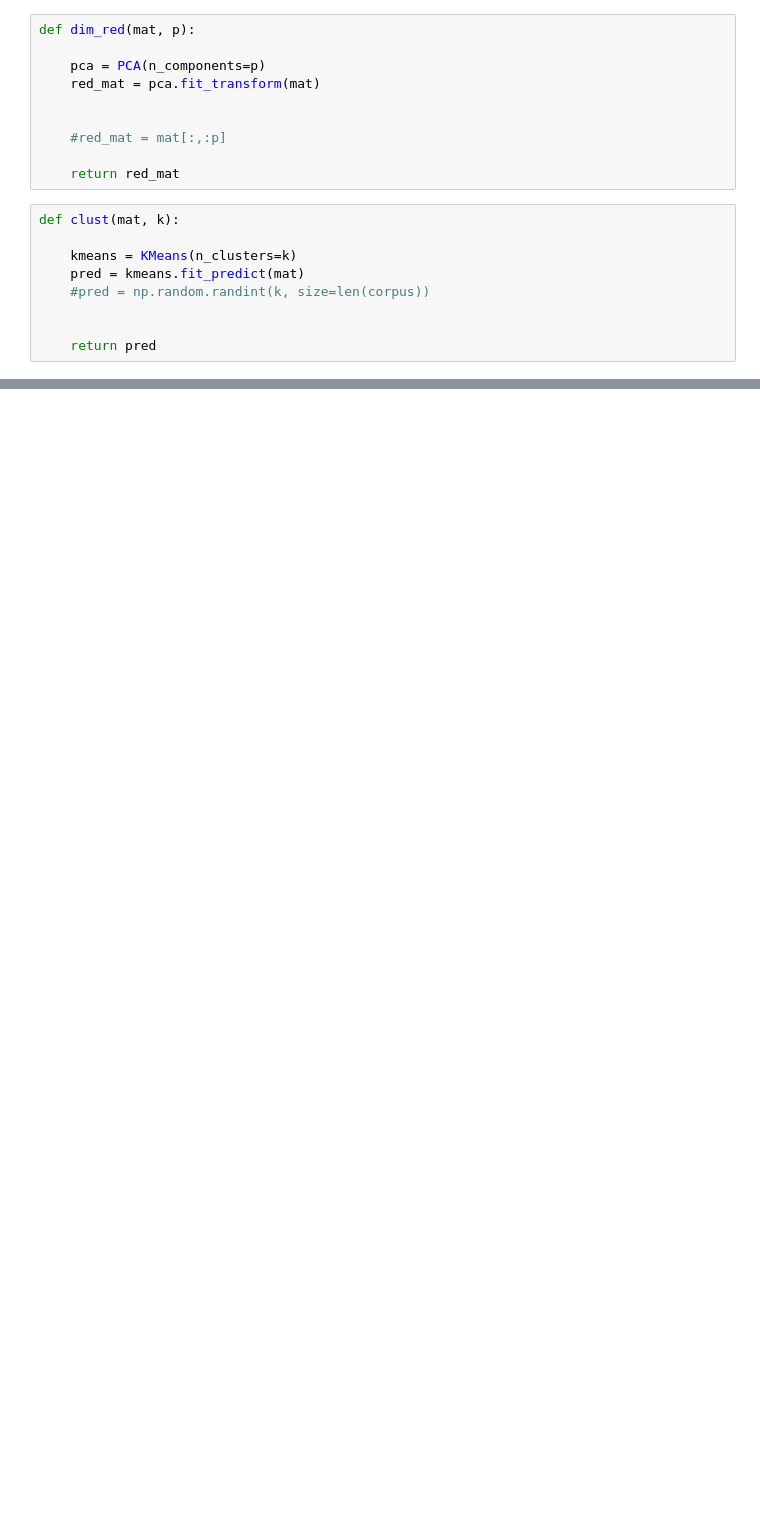
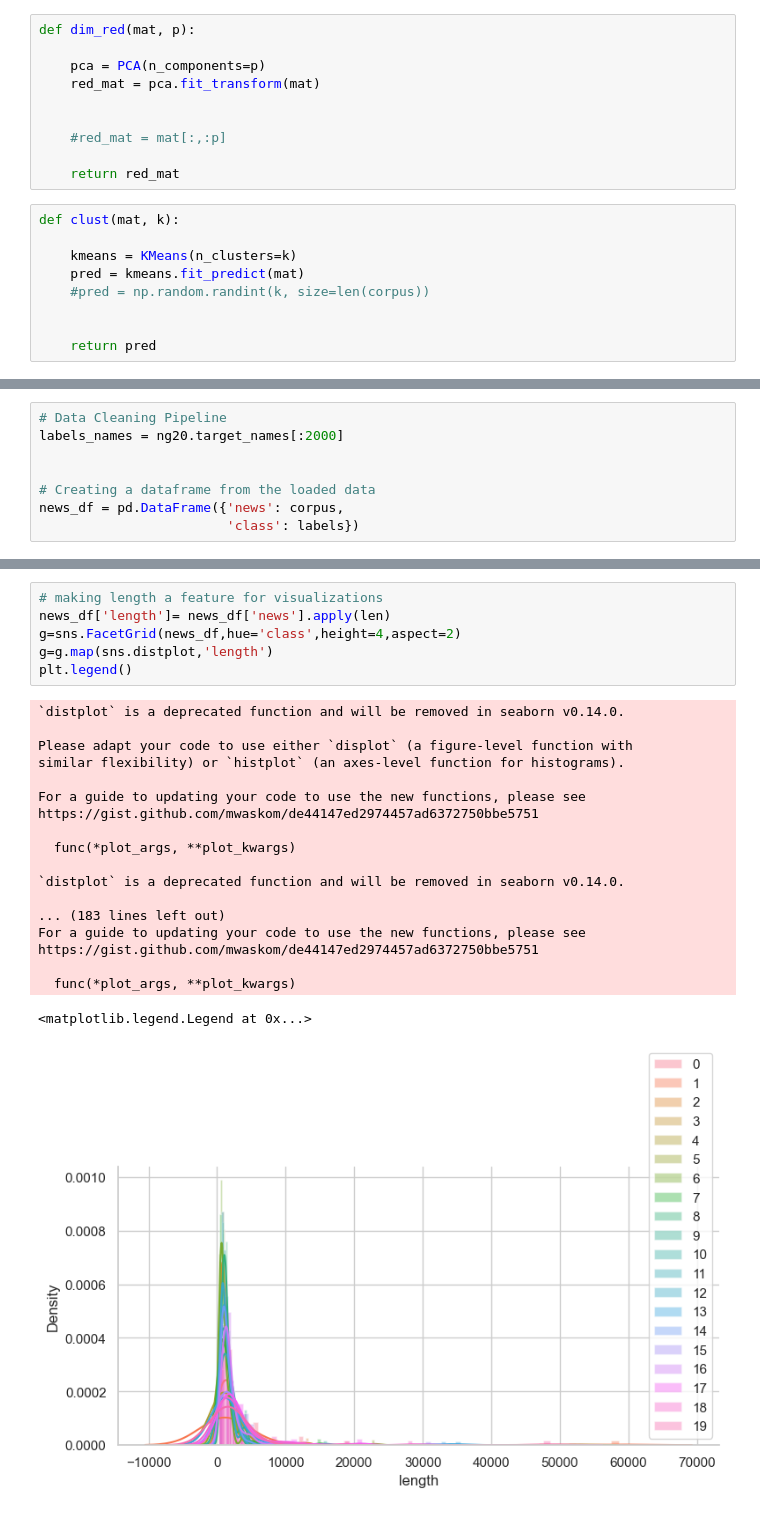
Before and after one commit to vvead/examen, a Jupyter notebook: template_branche.ipynb, the cells around one changed output, grey strips where cells are left out. Cells and saved outputs as stored; diff of their text form; blank space fills up the shorter version.

Commit message:
add visualisation + CrossV

```diff
--- a/template_branche.ipynb
+++ b/template_branche.ipynb
@@ -64,0 +58,8 @@ ARI: 0.23
+# %%
+# Data Cleaning Pipeline
+labels_names = ng20.target_names[:2000]
+
+
+# Creating a dataframe from the loaded data
+news_df = pd.DataFrame({'news': corpus,
+                        'class': labels})
@@ -64,0 +94,26 @@ ARI: 0.23
+# %%
+# making length a feature for visualizations
+news_df['length']= news_df['news'].apply(len)
+g=sns.FacetGrid(news_df,hue='class',height=4,aspect=2)
+g=g.map(sns.distplot,'length')
+plt.legend()
+# %% [output]
+`distplot` is a deprecated function and will be removed in seaborn v0.14.0.
+
+Please adapt your code to use either `displot` (a figure-level function with
+similar flexibility) or `histplot` (an axes-level function for histograms).
+
+For a guide to updating your code to use the new functions, please see
+https://gist.github.com/mwaskom/de44147ed2974457ad6372750bbe5751
+
+  func(*plot_args, **plot_kwargs)
+
+`distplot` is a deprecated function and will be removed in seaborn v0.14.0.
+
+... (183 lines left out)
+For a guide to updating your code to use the new functions, please see
+https://gist.github.com/mwaskom/de44147ed2974457ad6372750bbe5751
+
+  func(*plot_args, **plot_kwargs)
+<matplotlib.legend.Legend at 0x...>
+[figure, added]
```
Also changed, not shown: parts of 14 cells of this notebook.
